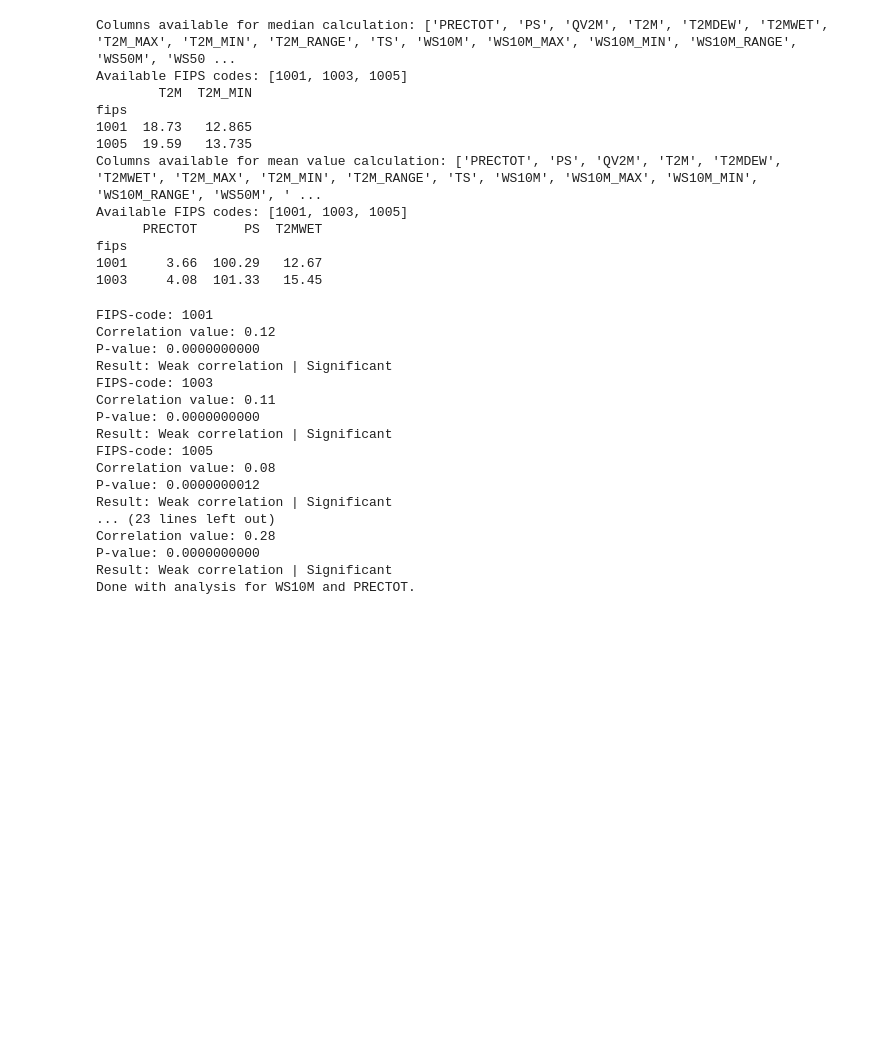
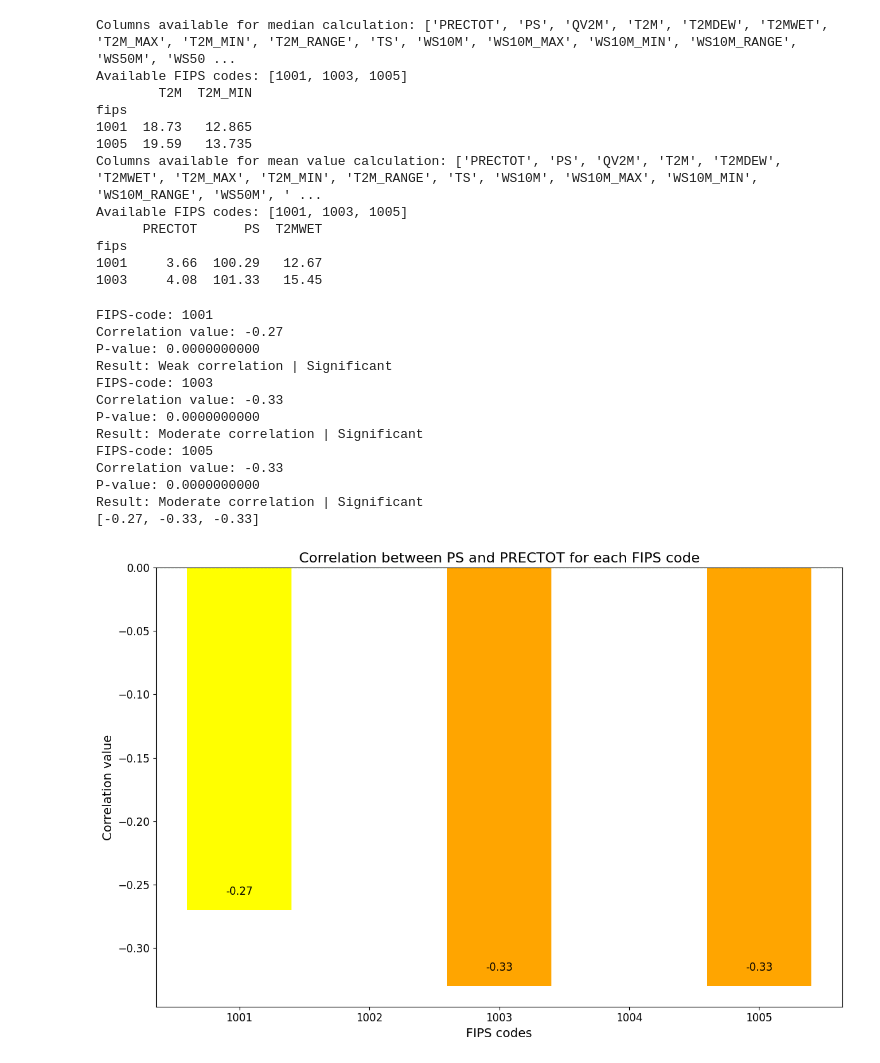
Before and after one commit to OliverMyhr/Ramsey, a Jupyter notebook: proj_environment/notebooks/drought.ipynb, the cells around one changed output. Cells and saved outputs as stored; diff of their text form; code cells hidden in the pictures; blank space fills up the shorter version.

Commit message:
La til utregning samt visualisering av korrelasjon for drought

```diff
--- a/proj_environment/notebooks/drought.ipynb
+++ b/proj_environment/notebooks/drought.ipynb
@@ -104,27 +104,24 @@ fips
 # %%
 import drought_stat_analysis as dsa
 
 df = dsa.df
 reload(dsa)
 
-print(dsa.corr_analysis(df, fips_codes, "T2M", "PRECTOT"))
-print(dsa.corr_analysis(df, fips_codes, "T2M", "QV2M"))
-print(dsa.corr_analysis(df, fips_codes, "WS10M", "PRECTOT"))
+corr_values = dsa.corr_analysis(df, fips_codes, "PS", "PRECTOT")
+print(corr_values)
+dsa.visualize_corr(fips_codes, corr_values, "PS", "PRECTOT")
 # %% [output]
 FIPS-code: 1001
-Correlation value: 0.12
+Correlation value: -0.27
 P-value: 0.0000000000
 Result: Weak correlation | Significant
 FIPS-code: 1003
-Correlation value: 0.11
+Correlation value: -0.33
 P-value: 0.0000000000
-Result: Weak correlation | Significant
+Result: Moderate correlation | Significant
 FIPS-code: 1005
-Correlation value: 0.08
-P-value: 0.0000000012
-Result: Weak correlation | Significant
-... (23 lines left out)
-Correlation value: 0.28
+Correlation value: -0.33
 P-value: 0.0000000000
-Result: Weak correlation | Significant
-Done with analysis for WS10M and PRECTOT.
+Result: Moderate correlation | Significant
+[-0.27, -0.33, -0.33]
+[figure, added]
```
Also changed, not shown: parts of 1 cell of this notebook, 1 other file.
